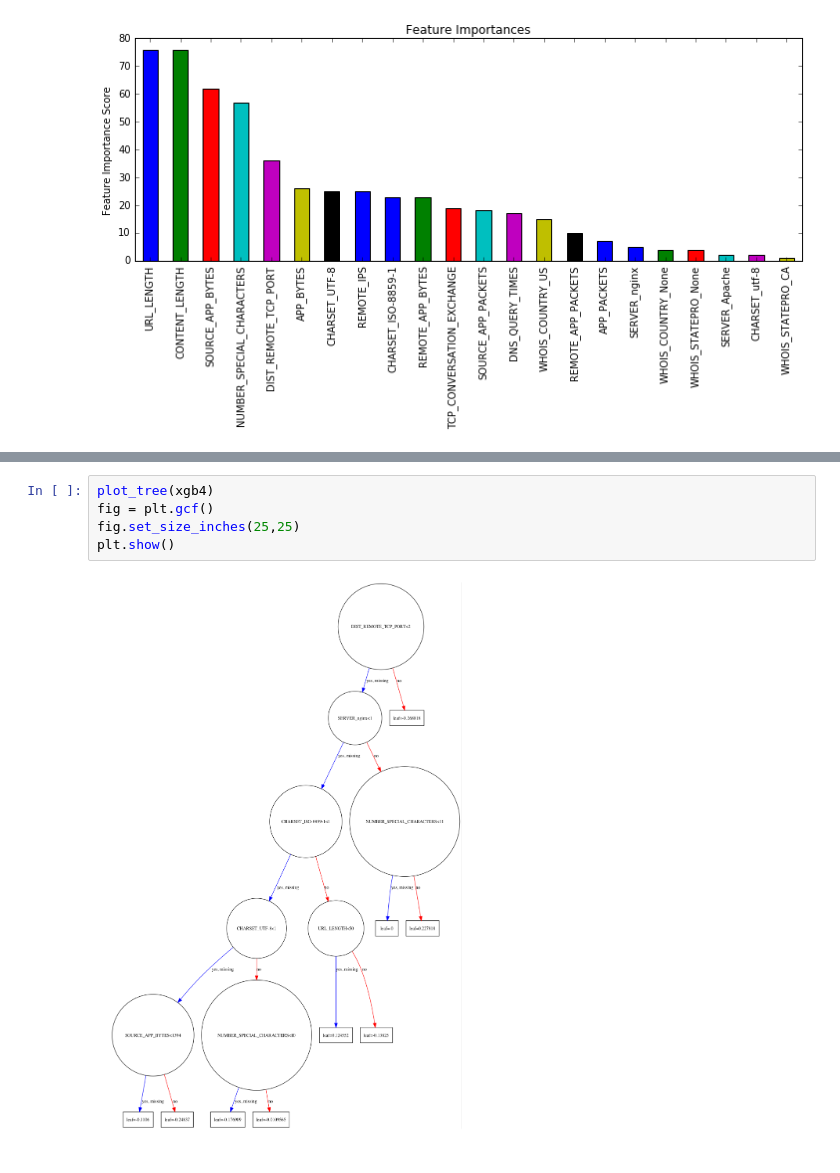
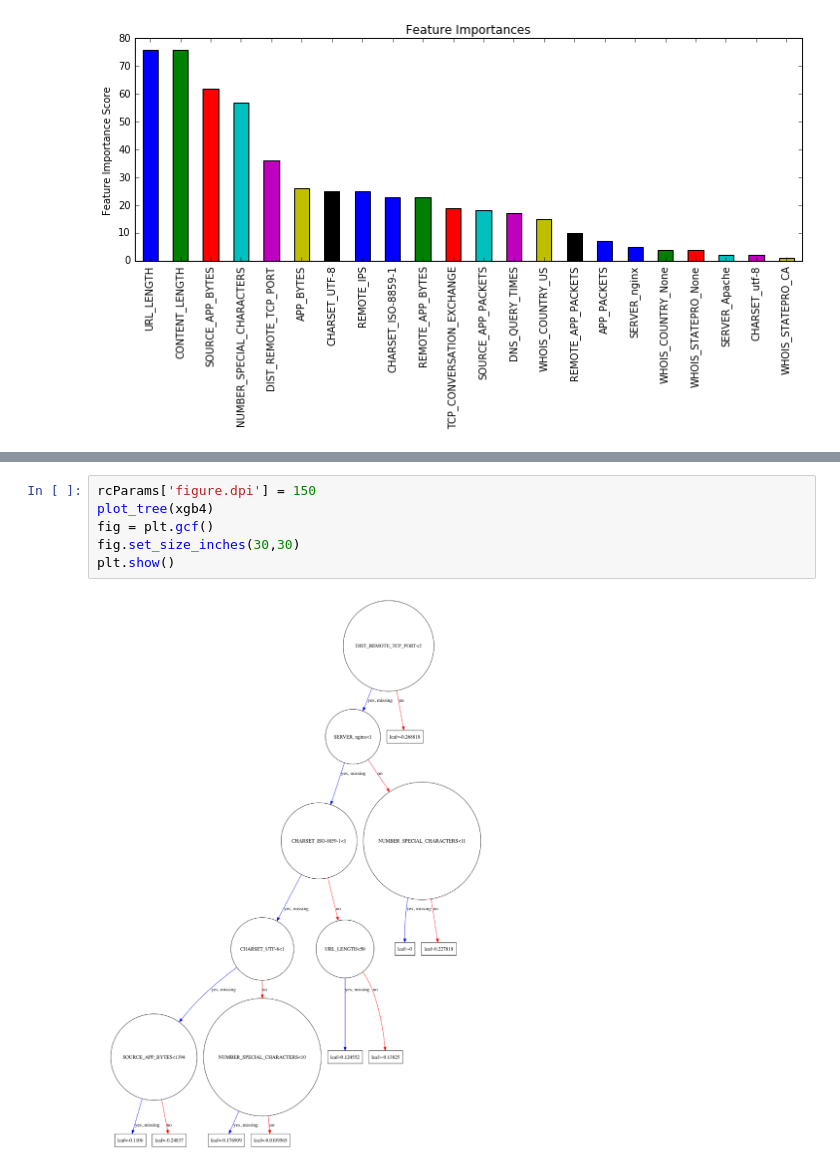
Before and after one commit to tmbernardo/malicious-website-classifier, a Jupyter notebook: malben_clf.ipynb, the cells around one changed output, grey strips where cells are left out. Drawn from its saved outputs; the diff is of its cells as text.

```diff
--- a/malben_clf.ipynb
+++ b/malben_clf.ipynb
@@ -479,7 +479,8 @@ AUC Score (Train): 0.999964
 # %%
+rcParams['figure.dpi'] = 150
 plot_tree(xgb4)
 fig = plt.gcf()
-fig.set_size_inches(25,25)
+fig.set_size_inches(30,30)
 plt.show()
 # %% [output]
-[figure, old version]
+[figure, new version]
```
Also changed, not shown: parts of 6 cells of this notebook, 30 other files.
